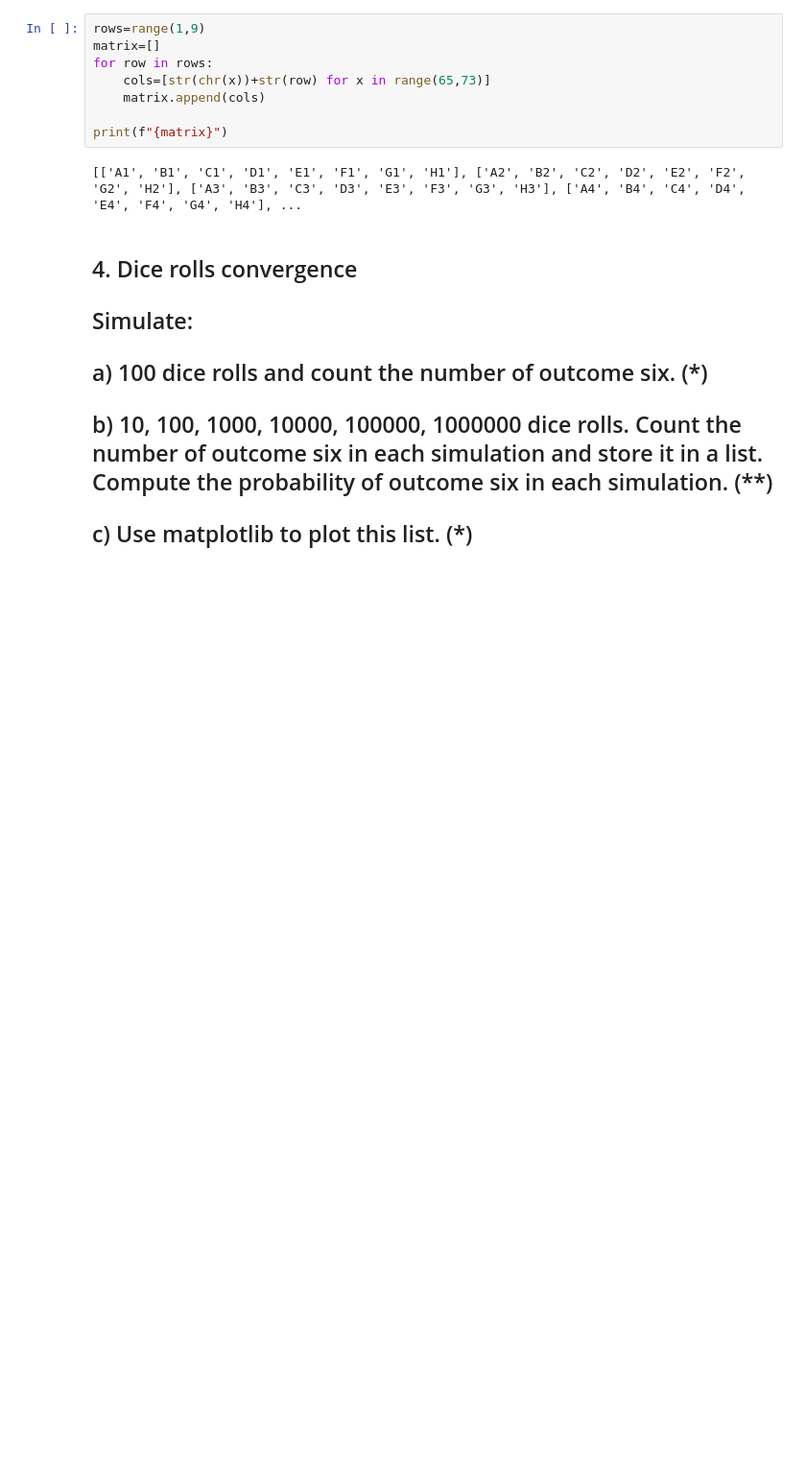
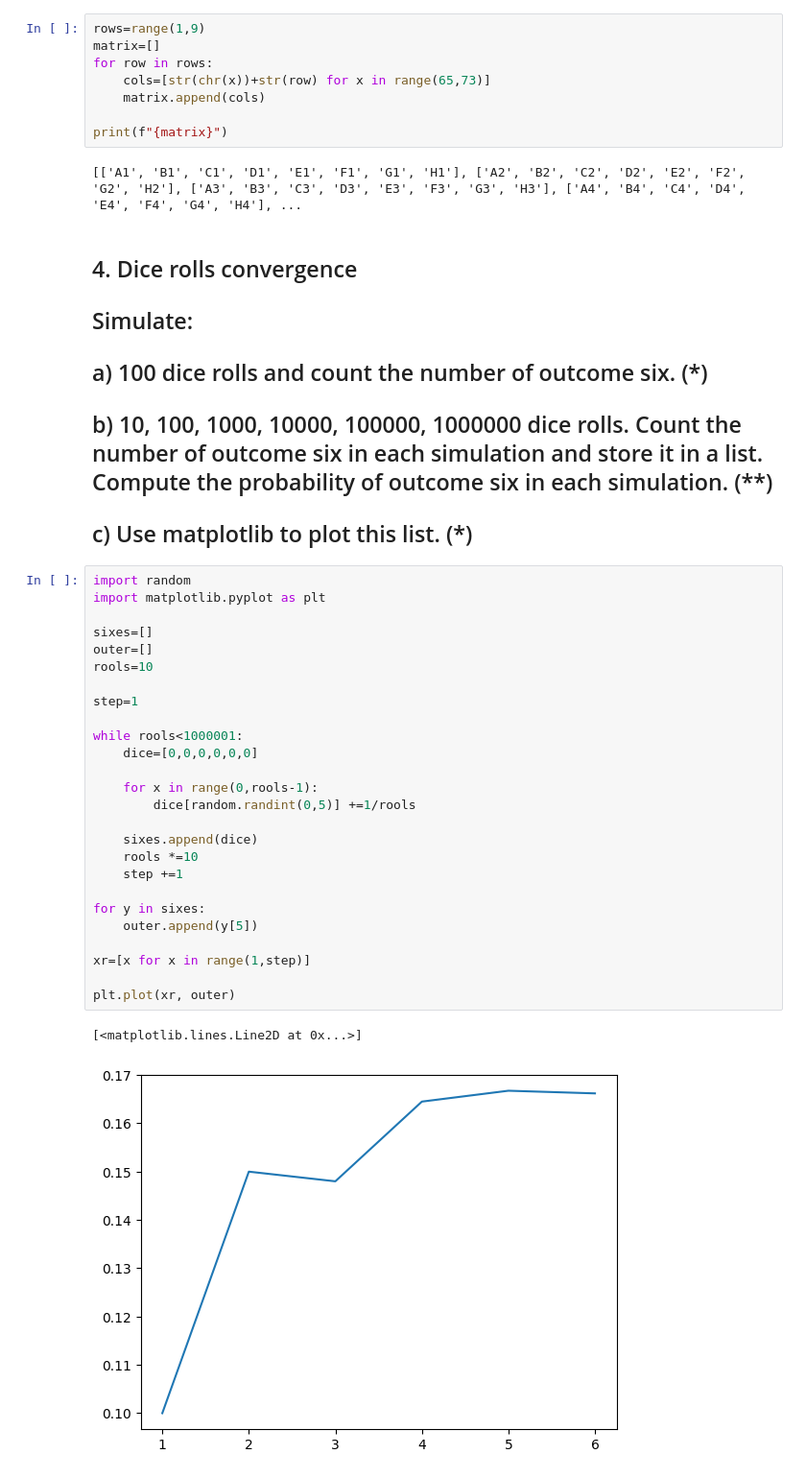
Before and after one commit to danlundh67/Python-Dan-Lund-OPA23, a Jupyter notebook: exercises/exercises-1-10.ipynb, the cells around one changed output. Shown: that part at 96% size. Drawn from its saved outputs; the diff is of its cells as text; blank space fills up the shorter version.

```diff
--- a/exercises/exercises-1-10.ipynb
+++ b/exercises/exercises-1-10.ipynb
@@ -429,3 +429,32 @@ print(f"{matrix}")
 ##  b)   10, 100, 1000, 10000, 100000, 1000000 dice rolls. Count the number of outcome six in each simulation and store it in a list. Compute the probability of outcome six in each simulation. (**)
 ##
 ##  c)   Use matplotlib to plot this list. (*)
+# %%
+import random
+import matplotlib.pyplot as plt
+
+sixes=[]
+outer=[]
+rools=10
+
+step=1
+
+while rools<1000001:
+    dice=[0,0,0,0,0,0]
+
+    for x in range(0,rools-1):
+        dice[random.randint(0,5)] +=1/rools
+
+    sixes.append(dice)
+    rools *=10
+    step +=1
+
+for y in sixes:
+    outer.append(y[5])
+
+xr=[x for x in range(1,step)]
+
+plt.plot(xr, outer)
+# %% [output]
+[<matplotlib.lines.Line2D at 0x...>]
+[figure, added]
```
Also changed, not shown: parts of 2 cells of this notebook.
